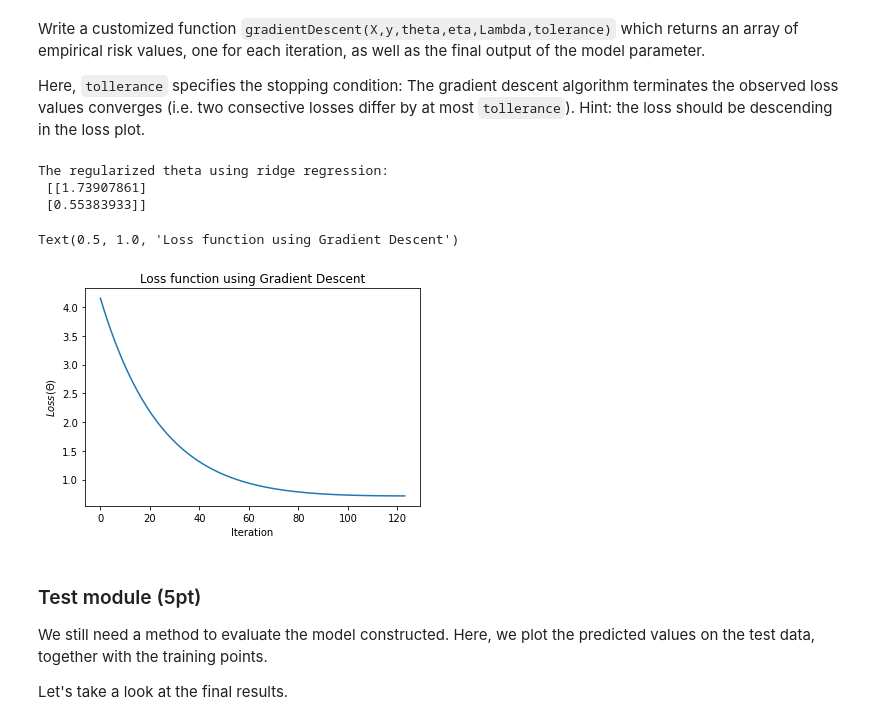
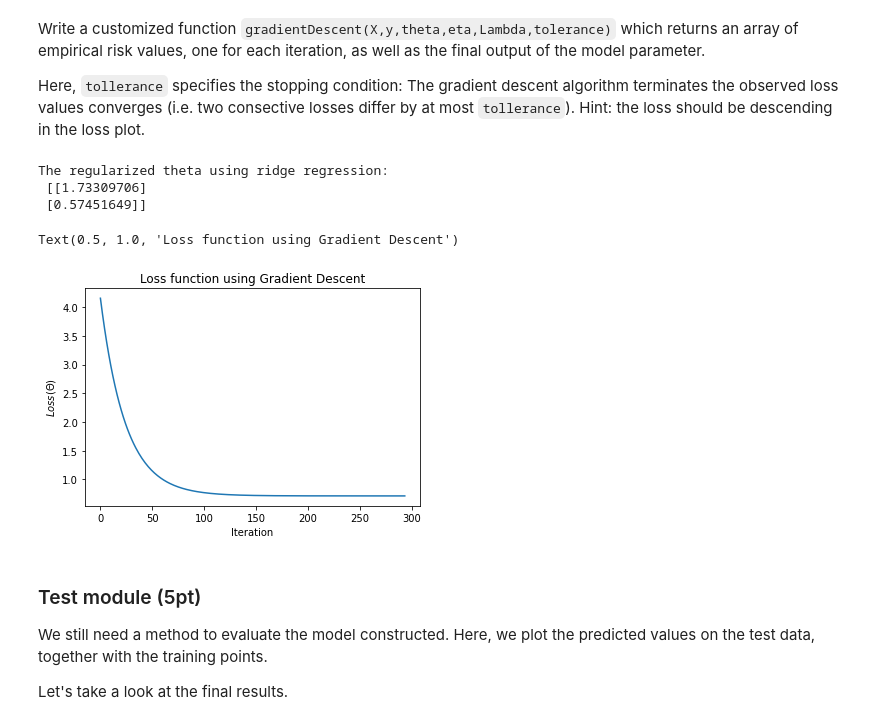
Before and after one commit to 24raniwalar/mlproject1, a Jupyter notebook: project1_regression_modelsel.ipynb, the cells around one changed output. Saved outputs shown, nothing was run; the diff lists cells and outputs as text; code cells hidden in the pictures.

```diff
--- a/project1_regression_modelsel.ipynb
+++ b/project1_regression_modelsel.ipynb
@@ -156,21 +156,12 @@ def lossFunction(theta, X, y ,Lambda):
     # initialize regularized average loss (empirical risk) and its gradient
     regLoss = 0
     grad = np.zeros(theta.shape).T
-
+    n = len(y)
+    y = np.array([y])
     # add your code to compute the ridge regression risk function and its gradient #
-    for i in range(len(y)):
-        regLoss += (y[i] - theta.T@X[i, :])**2
-        grad += (y[i] - theta.T@X[i, :])*X[i, :]
-
-    regLoss /= len(y)
-
-    regLoss += (Lambda * theta.T@theta)[0]
-
-    grad /= len(y)
-
-    grad *= -2
-
-    return regLoss[0], grad
+    regLoss = 1/n * ((y-theta.T@X.T))@((y-theta.T@X.T)).T + Lambda*theta.T@theta
+    grad = -2/n * X.T@(y.T-X@theta) + 2 * Lambda * theta
+    return regLoss[0][0], grad
 
 # Initialize fitting parameters
 initial_theta = np.zeros((X.shape[1], 1))
@@ -209,43 +201,40 @@ def gradientDescent(X,y,theta,eta,Lambda,tolerance):
     """
     Take in numpy array X, y and theta and update theta by taking num_iters gradient steps
     with learning rate of eta
 
     return theta and the list of the loss of theta during each iteration
     """
     Loss_history = []
 
     # add your code to compute the output of the gradient, as well as the loss histroy #
     for i in range(2):
         regLoss, grad = lossFunction(theta, X, y, Lambda)
         Loss_history.append(regLoss)
-        theta = (theta.T - eta*grad).T
+        theta = theta - eta*grad
     i = 0
-    while np.abs(Loss_history[-1]-Loss_history[-2]) > tolerance and i < 150:
+    while np.abs(Loss_history[-1]-Loss_history[-2]) > tolerance and i < 500:
         regLoss, grad = lossFunction(theta, X, y, Lambda)
         Loss_history.append(regLoss)
-        theta = (theta.T - eta*grad).T
+        theta = theta - eta*grad
         i += 1
-
-
-
     return theta, Loss_history
 
 Eta = 0.01
-Tolerance = 1e-4
+Tolerance = 1e-6
 
 theta, Loss_history = gradientDescent(X_train,y_train,initial_theta,Eta,Lambda,Tolerance)
 print("The regularized theta using ridge regression:\n",theta)
 
 plt.plot(Loss_history)
 plt.xlabel("Iteration")
 plt.ylabel("$Loss(\Theta)$")
 plt.title("Loss function using Gradient Descent")
 # %% [output]
 The regularized theta using ridge regression:
- [[1.73907861]
- [0.55383933]]
+ [[1.73309706]
+ [0.57451649]]
 Text(0.5, 1.0, 'Loss function using Gradient Descent')
-[figure, old version]
+[figure, new version]
 # %% [markdown]
 ### Test module (5pt)
 
```
Also changed, not shown: parts of 5 cells of this notebook.
